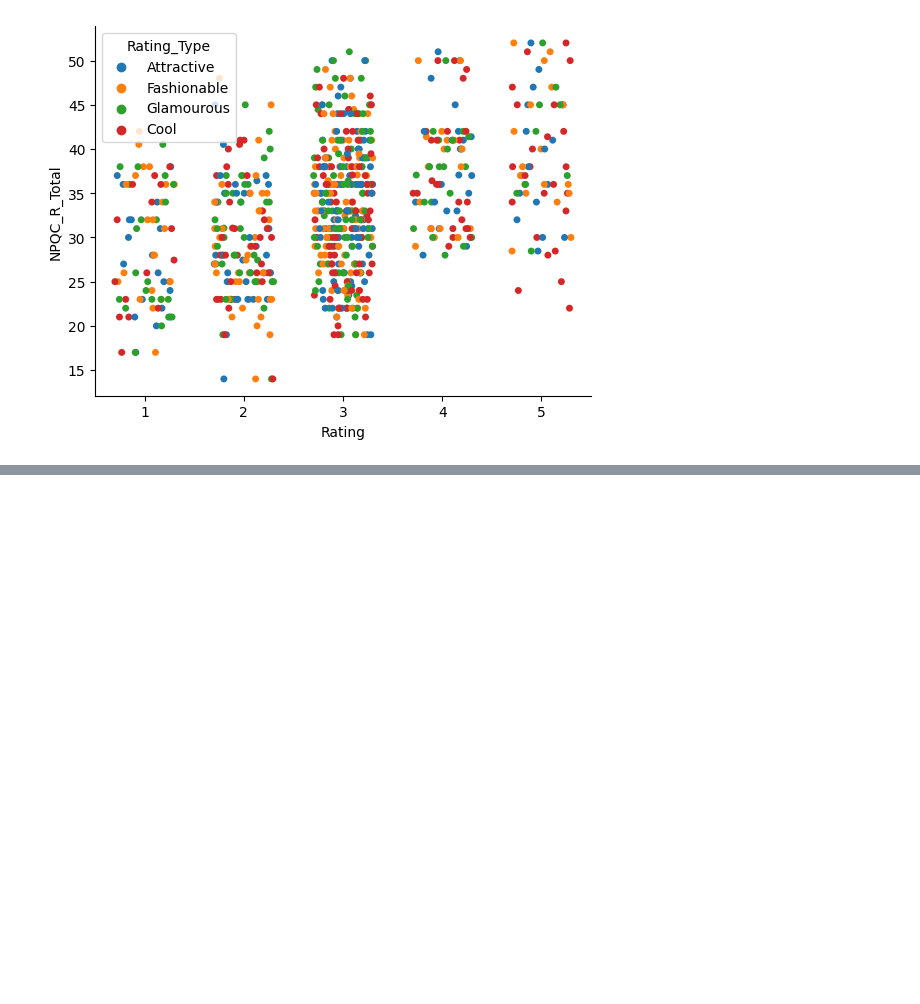
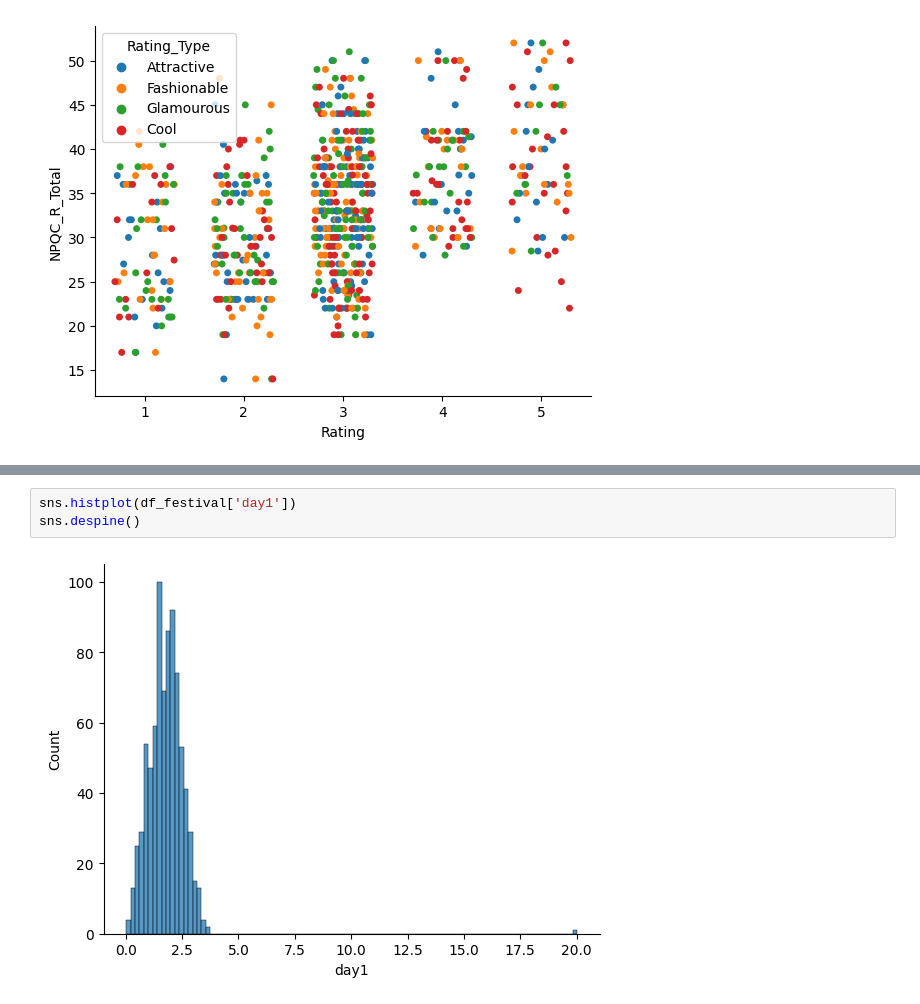
Before and after one commit to rowanv/discovering_statistics, a Jupyter notebook: jupyter_notebooks/Chapter 4 - Exploring Data with Graphs.ipynb, the cells around one changed output, grey strips where cells are left out. Saved outputs shown, nothing was run; the diff lists cells and outputs as text; blank space fills up the shorter version.

```diff
--- a/jupyter_notebooks/Chapter 4 - Exploring Data with Graphs.ipynb
+++ b/jupyter_notebooks/Chapter 4 - Exploring Data with Graphs.ipynb
@@ -41,0 +101,5 @@ sns.despine()
+# %%
+sns.histplot(df_festival['day1'])
+sns.despine()
+# %% [output]
+[figure, added]
```
Also changed, not shown: parts of 34 cells of this notebook.
